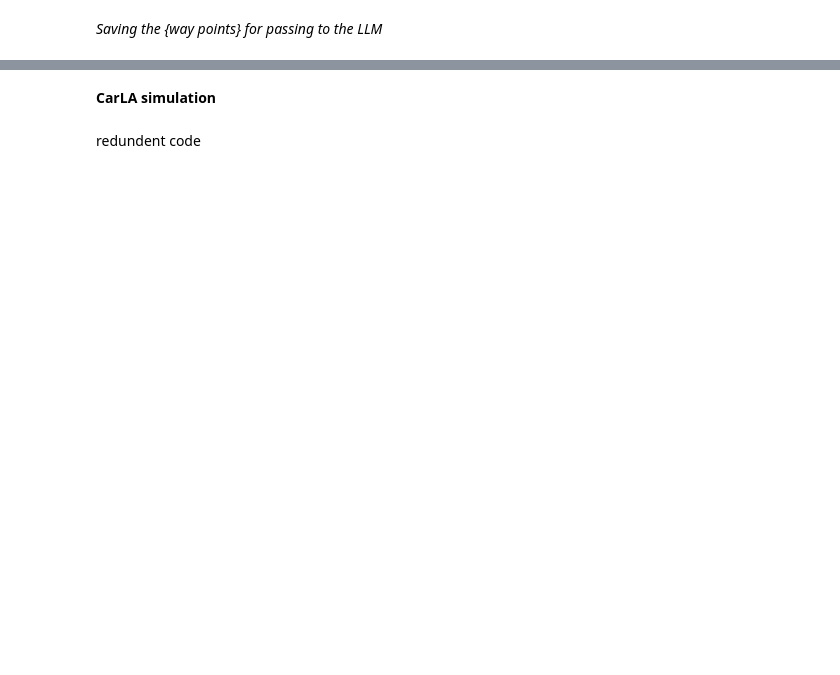
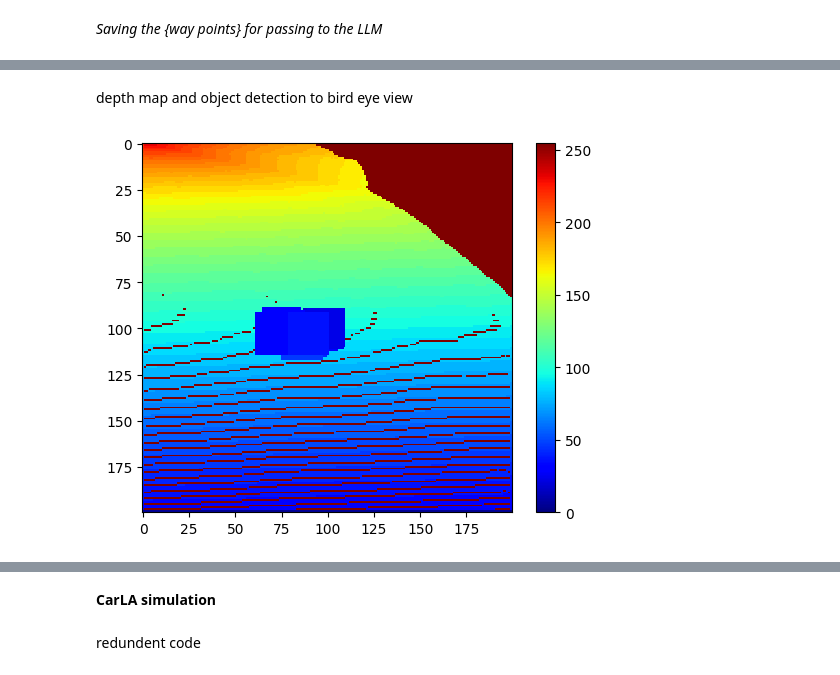
Before and after one commit to Deva10391/Causal_ZS_Generalization_for_AV_navigation, a Jupyter notebook: Causal-ZS Generalization for AV navigation.ipynb, the cells around one changed output, grey strips where cells are left out. Saved outputs shown, nothing was run; the diff lists cells and outputs as text; code cells hidden in the pictures; blank space fills up the shorter version.

```diff
--- a/Causal-ZS Generalization for AV navigation.ipynb
+++ b/Causal-ZS Generalization for AV navigation.ipynb
@@ -497,0 +494,6 @@ torch.save(best_vit_wp_model.state_dict(), 'best_vit_wp_model_updated.pth')
+# %%
+objects = object_detection(image)
+# %%
+trajectories = future_positions(objects['boxes'])
+# %% [markdown]
+depth map and object detection to bird eye view
@@ -497,0 +566,14 @@ torch.save(best_vit_wp_model.state_dict(), 'best_vit_wp_model_updated.pth')
+# %%
+def visualize_bev(bev_map):
+    bev_map = bev_map.max() - bev_map
+    bev_map = cv2.normalize(bev_map, None, 0, 255, cv2.NORM_MINMAX)
+    bev_map = np.uint8(bev_map)
+    plt.imshow(bev_map, cmap="jet", interpolation='nearest')
+    plt.colorbar()
+    plt.show()
+# %%
+bev_map = depth_map_to_bev(depth_map, objects['boxes'], trajectories)
+# %%
+visualize_bev(bev_map)
+# %% [output]
+[figure, added]
```
Also changed, not shown: parts of 81 cells of this notebook, 2 other files.
